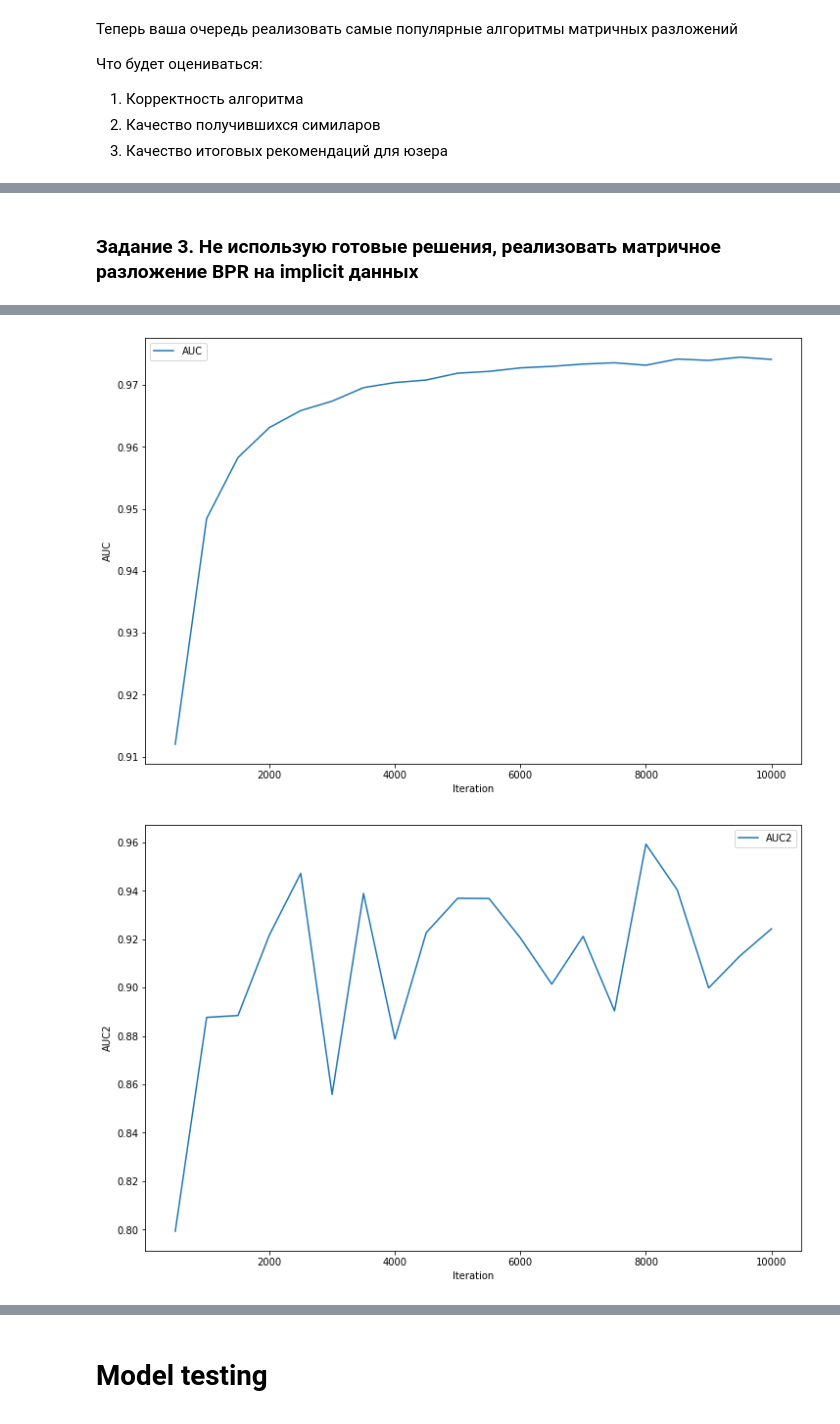
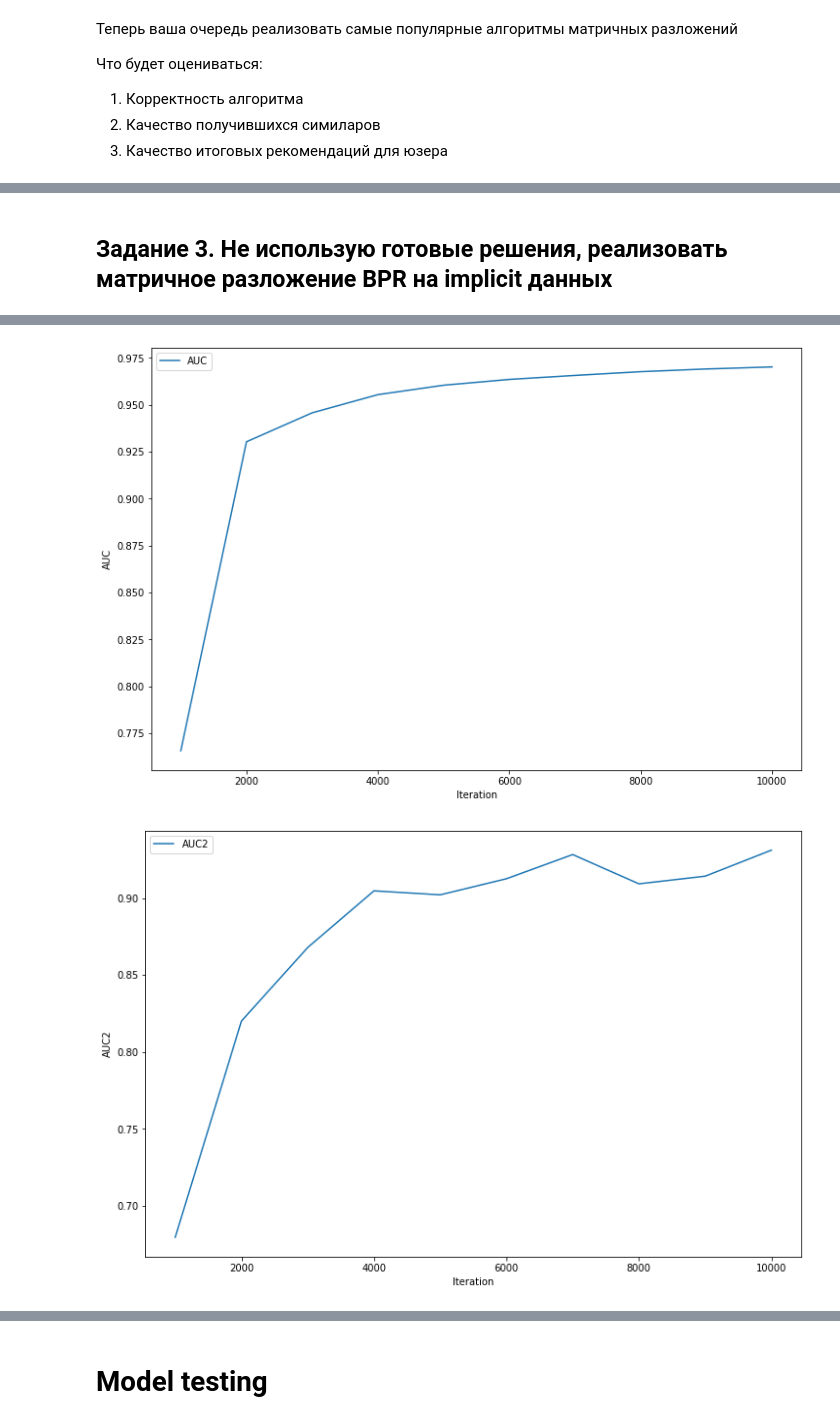
Before and after one commit to breengles/hse_hw, a Jupyter notebook: RecSys/01/HW_1_RECSYS_HSE.ipynb, the cells around one changed output, grey strips where cells are left out. Cells and saved outputs as stored; diff of their text form; code cells hidden in the pictures.

```diff
--- a/RecSys/01/HW_1_RECSYS_HSE.ipynb
+++ b/RecSys/01/HW_1_RECSYS_HSE.ipynb
@@ -281,6 +284,6 @@ from factorization import ALS
 # %%
 %%time
-model_als = ALS(64, 10, 1e-5, 1e-5, True)
+model_als = ALS(64, 100, 1e-5, 1e-5, True)
 
 model_als.fit(user_item_csr)
 
@@ -306,2 +311,2 @@ Wall time: 6min 52s
 # %% [markdown]
-### Задание 3. Не использую готовые решения, реализовать матричное разложение BPR на implicit данных
+## Задание 3. Не использую готовые решения, реализовать матричное разложение BPR на implicit данных
@@ -310,6 +313,6 @@ from factorization import BPR
 # %%
 %%time
-model_bpr = BPR(64, int(1e4), 1e-1, 1e-2, True, save_every=500)
+model_bpr = BPR(64, 10_000, 1e-2, 1e-2, True)
 
 model_bpr.fit(user_item_csr, batch_size=3000)
 
@@ -341,2 +334,2 @@ Iter:  10000 | AUC: 0.97411 | AUC2: 0.92426
-[figure, old version]
+[figure, new version]
-[figure, old version]
+[figure, new version]
```
Also changed, not shown: parts of 37 cells of this notebook.
